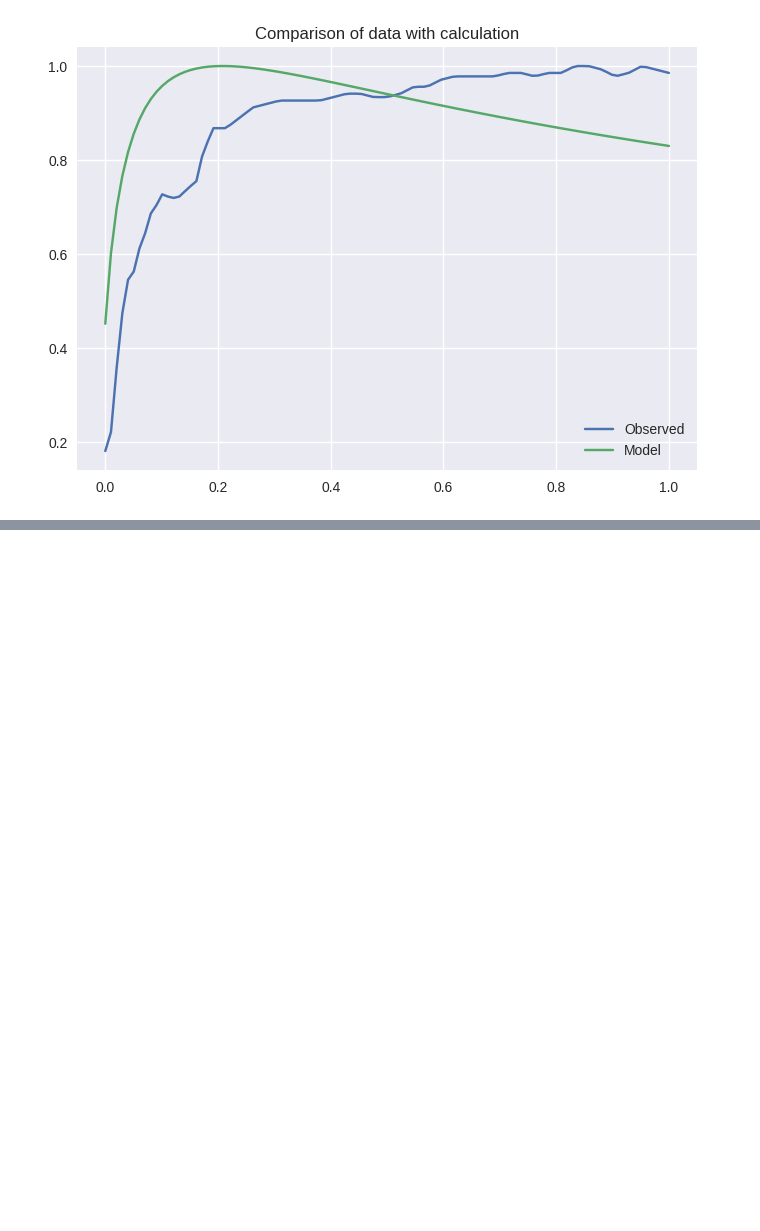
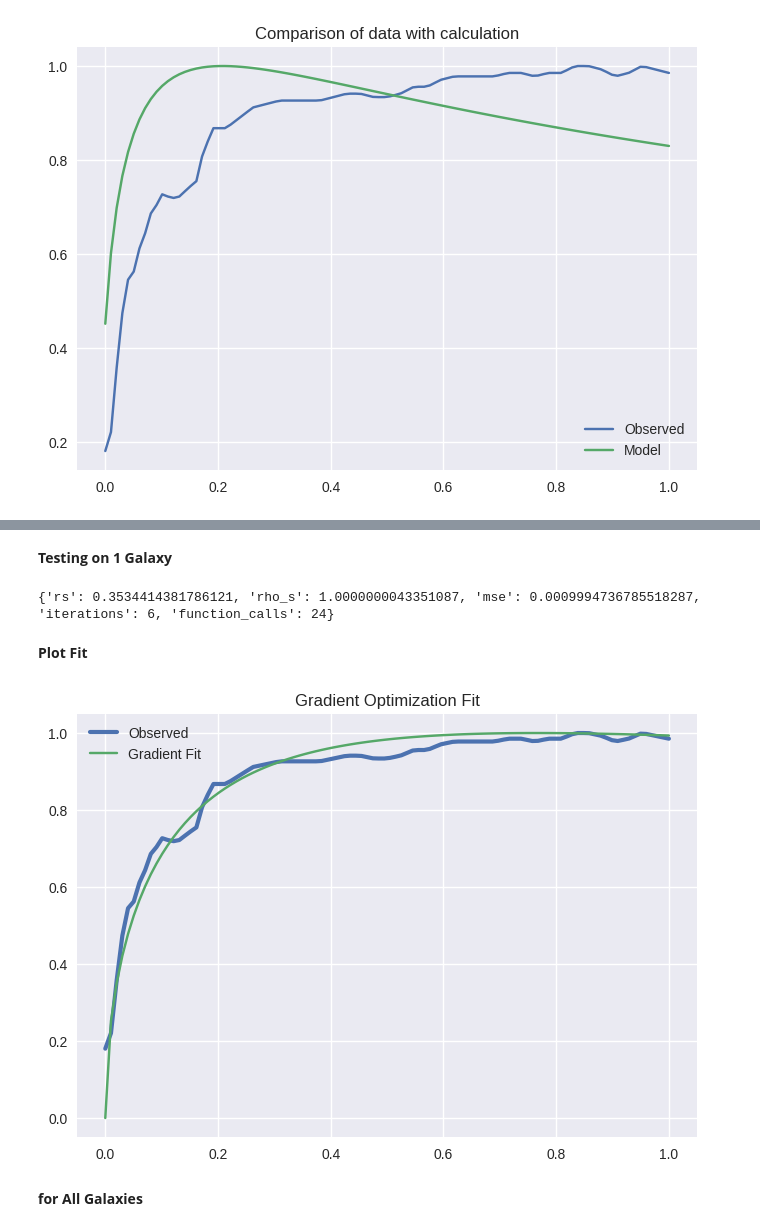
Before and after one commit to RajrupaDas/DMHalo, a Jupyter notebook: DMHalo.ipynb, the cells around one changed output, grey strips where cells are left out. Drawn from its saved outputs; the diff is of its cells as text; code cells hidden in the pictures; blank space fills up the shorter version.

```diff
--- a/DMHalo.ipynb
+++ b/DMHalo.ipynb
@@ -234,0 +352,14 @@ plt.show()
+# %%
+def loss_fn(params, r, v_obs):
+    rs, rho_s = params
+
+    # enforce valid range (important)
+    if rs <= 0 or rho_s <= 0:
+        return 1e6
+
+    v_model = velocity_model(r, rs, rho_s)
+
+    # normalize (CRUCIAL)
+    v_model = v_model / np.max(v_model)
+
+    return np.mean((v_obs - v_model)**2)
@@ -234,0 +397,12 @@ plt.show()
+# %% [markdown]
+**Testing on 1 Galaxy**
+# %%
+r, v_obs = processed_galaxies["NGC2403_rotmod.dat"]
+
+result = gradient_fit(r, v_obs)
+
+print(result)
+# %% [output]
+{'rs': 0.3534414381786121, 'rho_s': 1.0000000043351087, 'mse': 0.0009994736785518287, 'iterations': 6, 'function_calls': 24}
+# %% [markdown]
+**Plot Fit**
@@ -234,0 +412,18 @@ plt.show()
+# %%
+rs = result["rs"]
+rho_s = result["rho_s"]
+
+v_fit = velocity_model(r, rs, rho_s)
+v_fit = v_fit / np.max(v_fit)
+
+import matplotlib.pyplot as plt
+
+plt.plot(r, v_obs, label="Observed", linewidth=3)
+plt.plot(r, v_fit, label="Gradient Fit")
+plt.legend()
+plt.title("Gradient Optimization Fit")
+plt.show()
+# %% [output]
+[figure, added]
+# %% [markdown]
+**for All Galaxies**
```
Also changed, not shown: parts of 129 cells of this notebook.
